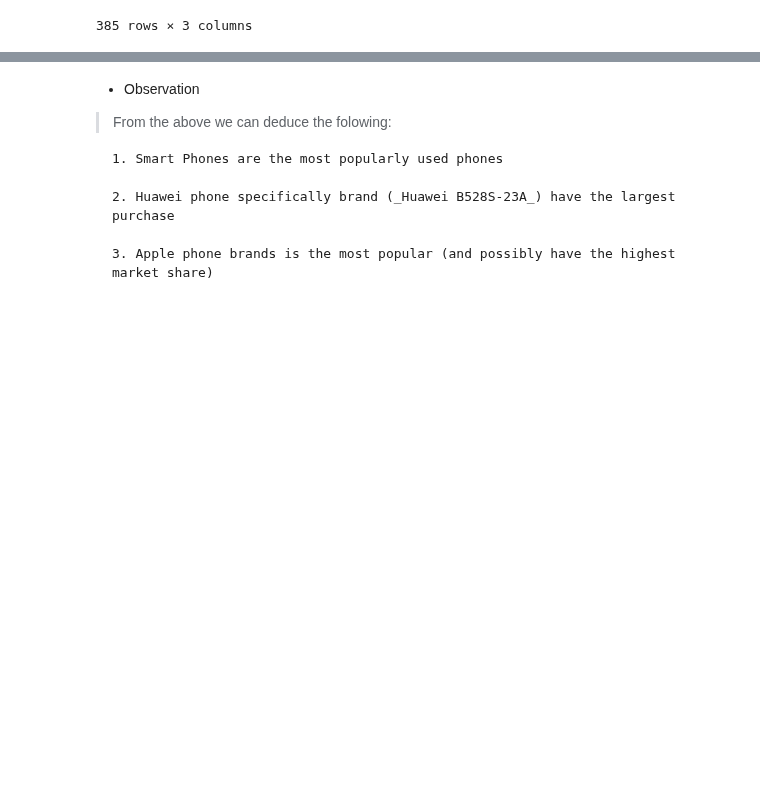
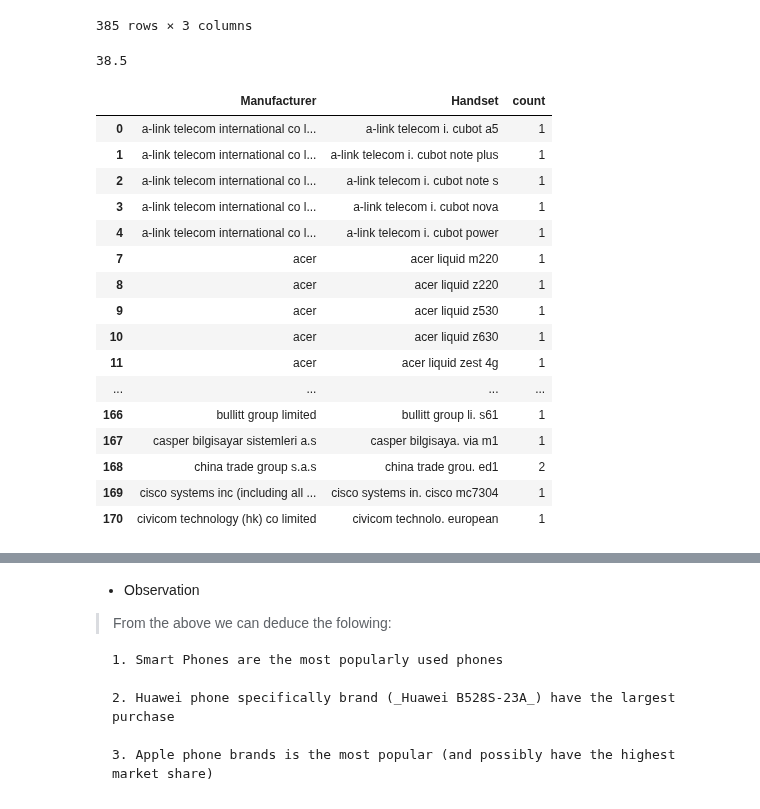
Before and after one commit to Patrick5455/tellco_user_analytics, a Jupyter notebook: analyis/user_overview.ipynb, the cells around one changed output, grey strips where cells are left out. Drawn from its saved outputs; the diff is of its cells as text; code cells hidden in the pictures; blank space fills up the shorter version.

```diff
--- a/analyis/user_overview.ipynb
+++ b/analyis/user_overview.ipynb
@@ -323,0 +314,24 @@ plt.show()
+# %%
+top5Hands_man.shape[0]/10
+# %% [output]
+38.5
+# %%
+top5Hands_man.iloc[0:40,0:3]
+# %% [output]
+|  | Manufacturer | Handset | count |
+| 0 | a-link telecom international co l... | a-link telecom i. cubot a5 | 1 |
+| 1 | a-link telecom international co l... | a-link telecom i. cubot note plus | 1 |
+| 2 | a-link telecom international co l... | a-link telecom i. cubot note s | 1 |
+| 3 | a-link telecom international co l... | a-link telecom i. cubot nova | 1 |
+| 4 | a-link telecom international co l... | a-link telecom i. cubot power | 1 |
+| 7 | acer | acer liquid m220 | 1 |
+| 8 | acer | acer liquid z220 | 1 |
+| 9 | acer | acer liquid z530 | 1 |
+| 10 | acer | acer liquid z630 | 1 |
+| 11 | acer | acer liquid zest 4g | 1 |
+| ... | ... | ... | ... |
+| 166 | bullitt group limited | bullitt group li. s61 | 1 |
+| 167 | casper bilgisayar sistemleri a.s | casper bilgisaya. via m1 | 1 |
+| 168 | china trade group s.a.s | china trade grou. ed1 | 2 |
+| 169 | cisco systems inc (including all ... | cisco systems in. cisco mc7304 | 1 |
+| 170 | civicom technology (hk) co limited | civicom technolo. european | 1 |
```
Also changed, not shown: parts of 13 cells of this notebook, 3 other files.
